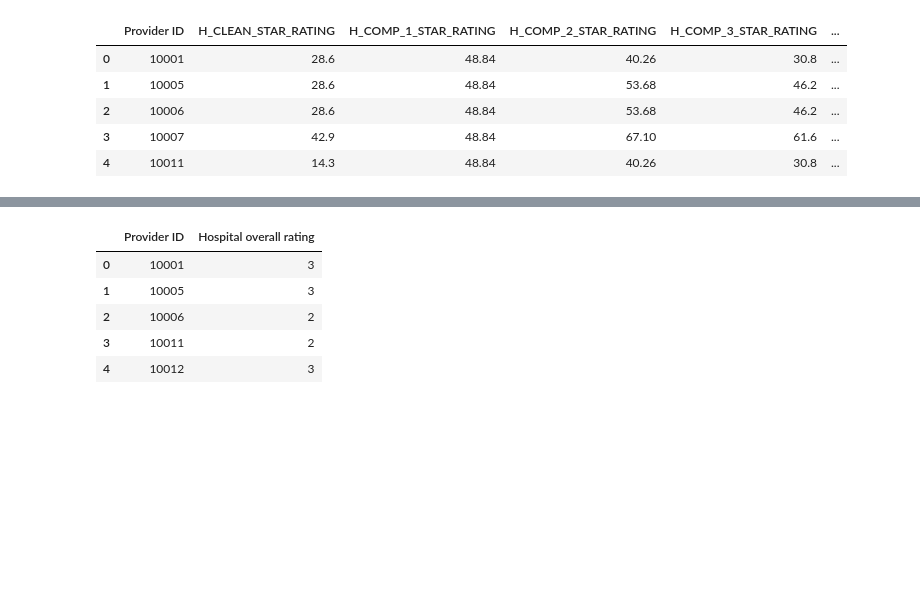
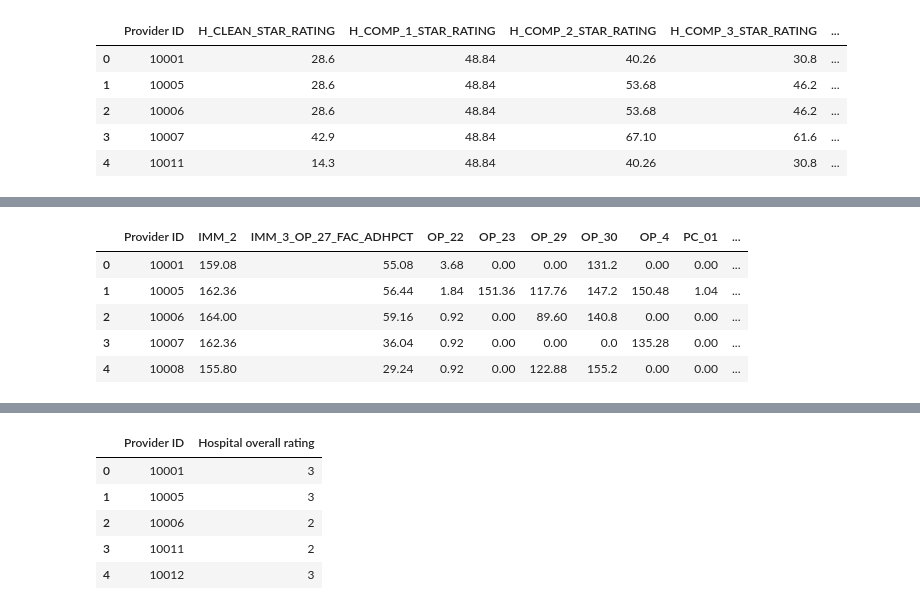
Before and after one commit to prachi0693/Capstone-Project, a Jupyter notebook: Merge and Modelling.ipynb, the cells around one changed output, grey strips where cells are left out. Saved outputs shown, nothing was run; the diff lists cells and outputs as text; code cells hidden in the pictures; blank space fills up the shorter version.

```diff
--- a/Merge and Modelling.ipynb
+++ b/Merge and Modelling.ipynb
@@ -72,0 +99,10 @@ df4.head()
+# %%
+df6=df6.rename(columns={"TimelinessOfCare_score":"EffectivenessOfCare_score"})
+df6.head()
+# %% [output]
+|  | Provider ID | IMM_2 | IMM_3_OP_27_FAC_ADHPCT | OP_22 | OP_23 | OP_29 | OP_30 | OP_4 | PC_01 | ... |
+| 0 | 10001 | 159.08 | 55.08 | 3.68 | 0.00 | 0.00 | 131.2 | 0.00 | 0.00 | ... |
+| 1 | 10005 | 162.36 | 56.44 | 1.84 | 151.36 | 117.76 | 147.2 | 150.48 | 1.04 | ... |
+| 2 | 10006 | 164.00 | 59.16 | 0.92 | 0.00 | 89.60 | 140.8 | 0.00 | 0.00 | ... |
+| 3 | 10007 | 162.36 | 36.04 | 0.92 | 0.00 | 0.00 | 0.0 | 135.28 | 0.00 | ... |
+| 4 | 10008 | 155.80 | 29.24 | 0.92 | 0.00 | 122.88 | 155.2 | 0.00 | 0.00 | ... |
```
Also changed, not shown: parts of 33 cells of this notebook, 1 other file.
